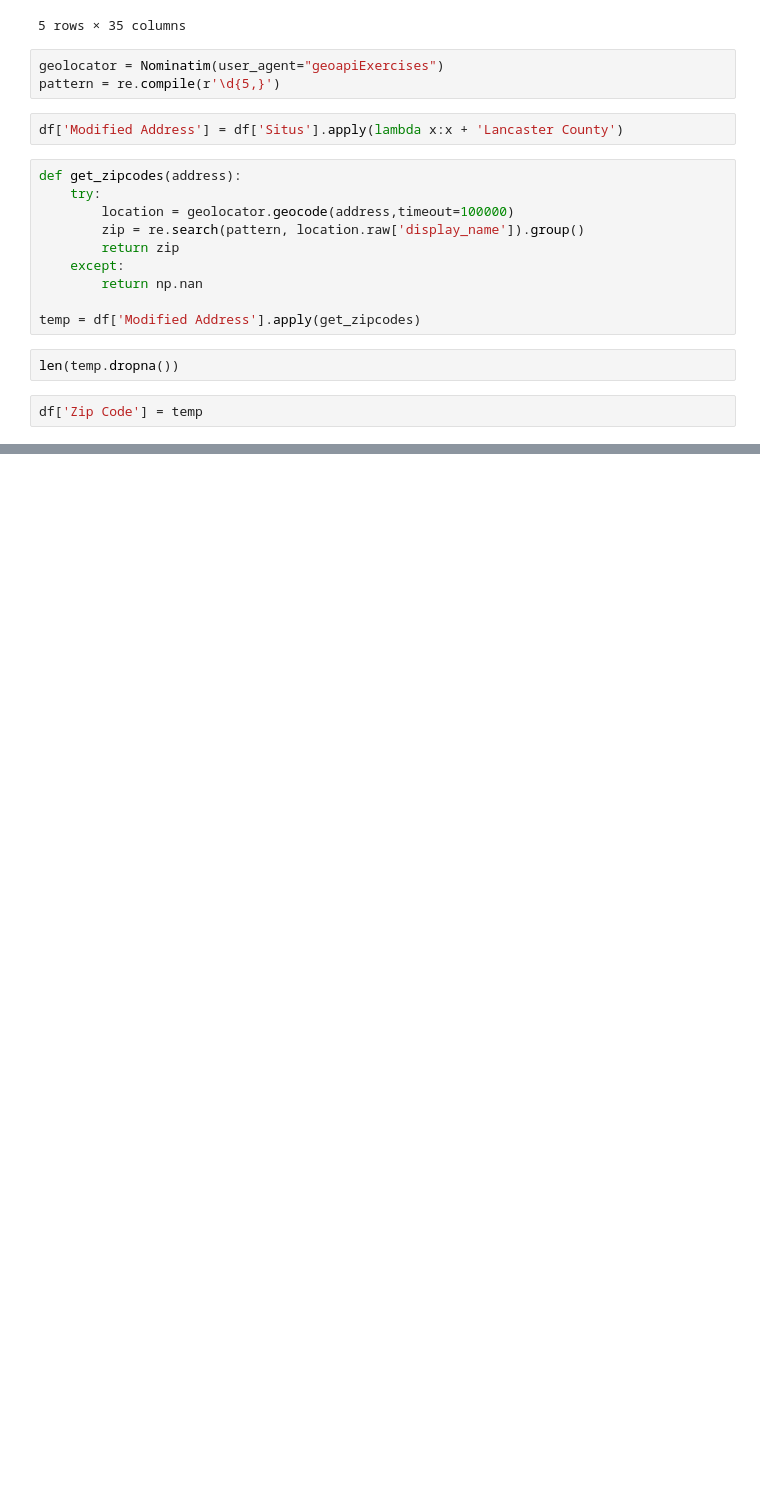
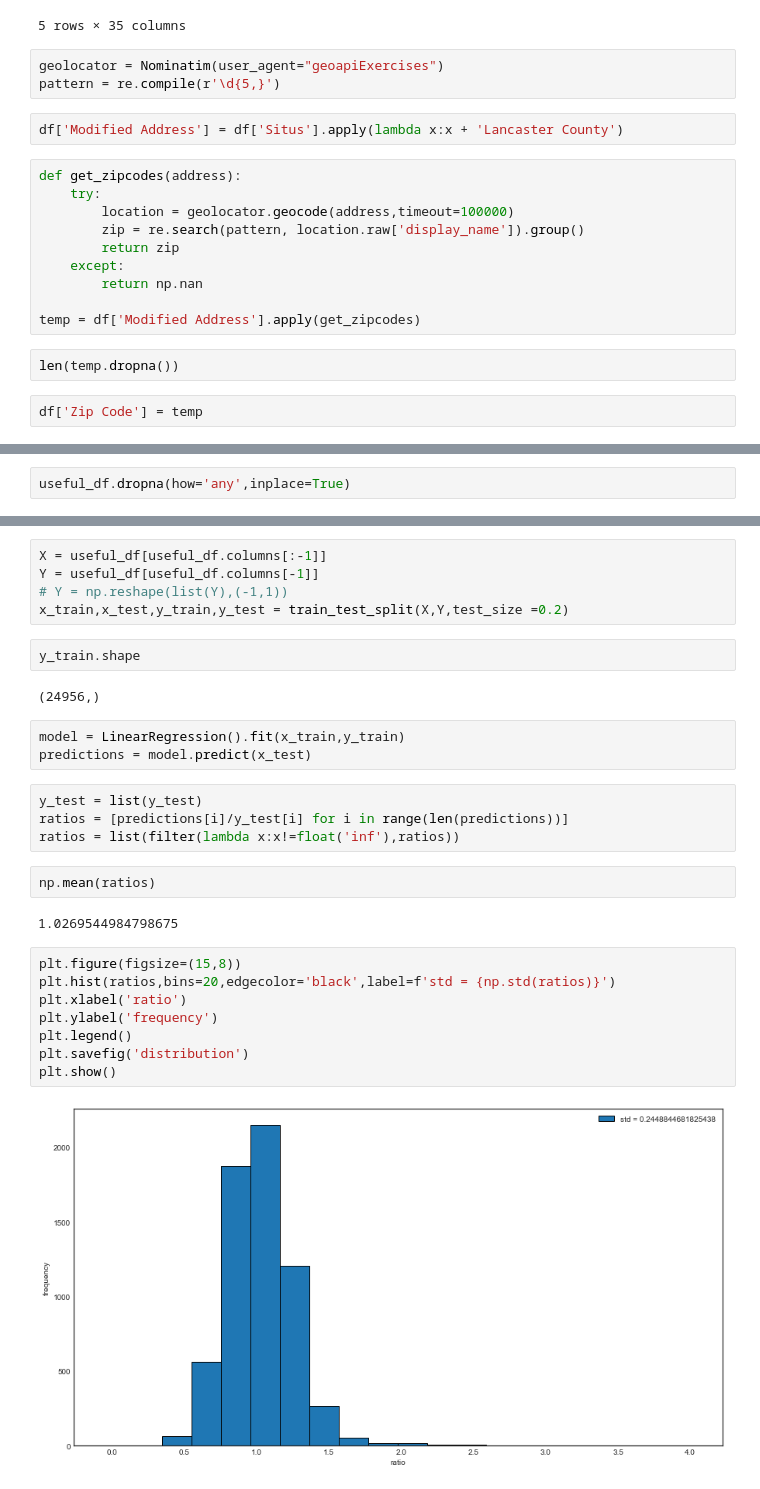
Before and after one commit to yashmehra028/math-435-project, a Jupyter notebook: math 435 code.ipynb, the cells around one changed output, grey strips where cells are left out. Saved outputs shown, nothing was run; the diff lists cells and outputs as text; blank space fills up the shorter version.

Commit message:
plot changes

```diff
--- a/math 435 code.ipynb
+++ b/math 435 code.ipynb
@@ -41,0 +102,2 @@ df['Zip Code'] = temp
+# %%
+useful_df.dropna(how='any',inplace=True)
@@ -41,0 +127,30 @@ df['Zip Code'] = temp
+# %%
+X = useful_df[useful_df.columns[:-1]]
+Y = useful_df[useful_df.columns[-1]]
+# Y = np.reshape(list(Y),(-1,1))
+x_train,x_test,y_train,y_test = train_test_split(X,Y,test_size =0.2)
+# %%
+y_train.shape
+# %% [output]
+(24956,)
+# %%
+model = LinearRegression().fit(x_train,y_train)
+predictions = model.predict(x_test)
+# %%
+y_test = list(y_test)
+ratios = [predictions[i]/y_test[i] for i in range(len(predictions))]
+ratios = list(filter(lambda x:x!=float('inf'),ratios))
+# %%
+np.mean(ratios)
+# %% [output]
+1.0269544984798675
+# %%
+plt.figure(figsize=(15,8))
+plt.hist(ratios,bins=20,edgecolor='black',label=f'std = {np.std(ratios)}')
+plt.xlabel('ratio')
+plt.ylabel('frequency')
+plt.legend()
+plt.savefig('distribution')
+plt.show()
+# %% [output]
+[figure, added]
```
Also changed, not shown: parts of 10 cells of this notebook.
